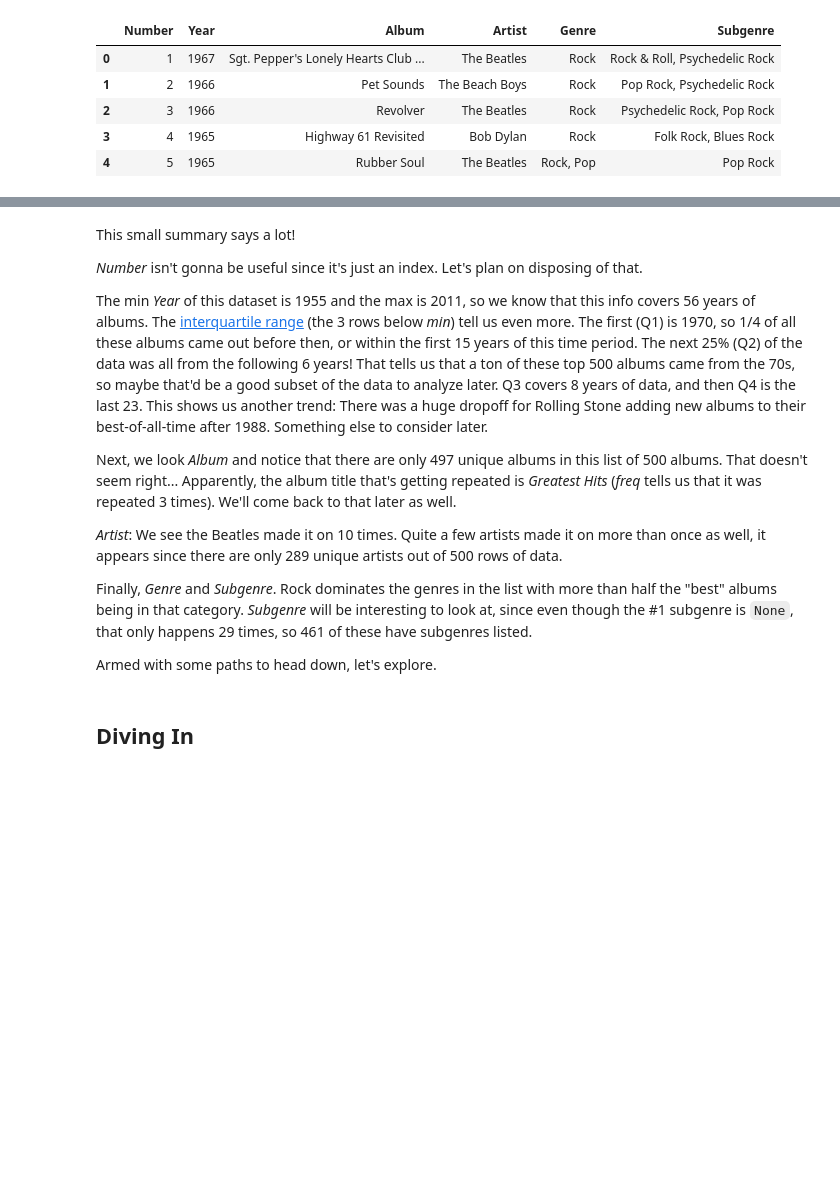
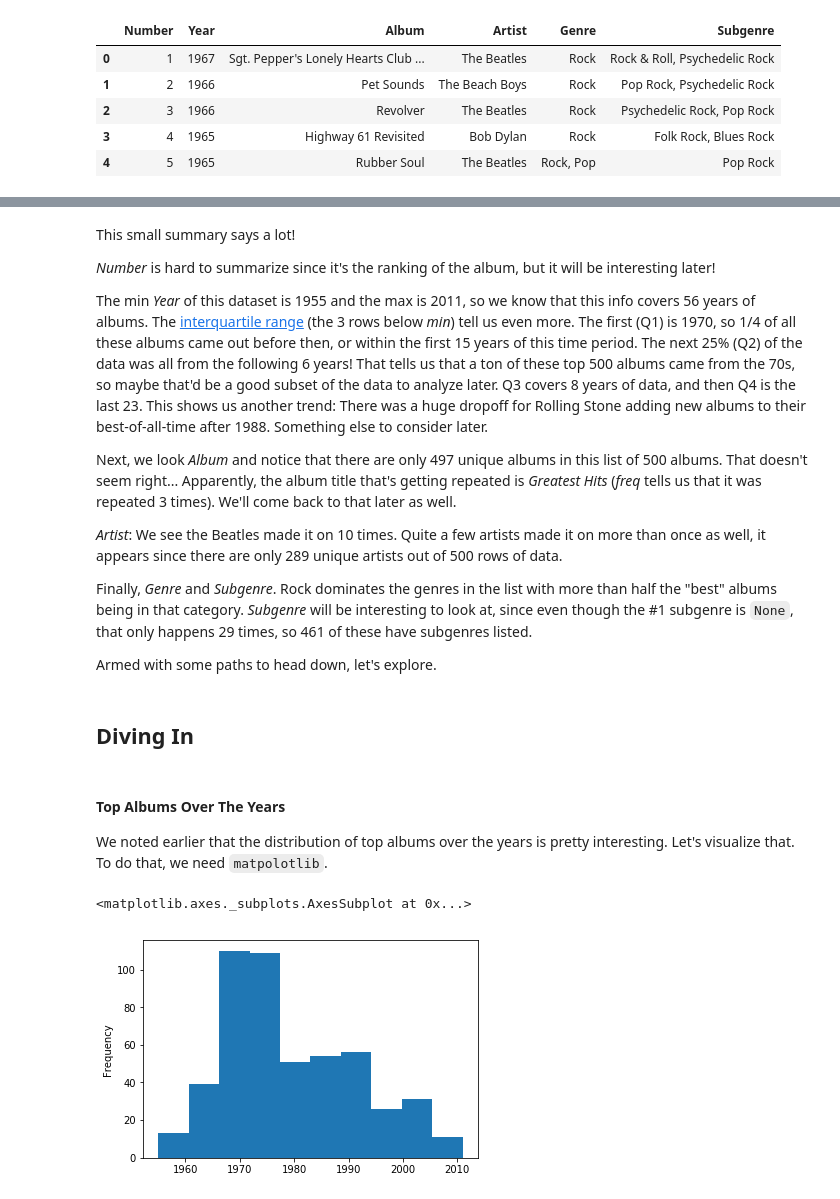
Before and after one commit to ainsleymcgrath/promotable-intro-to-python, a Jupyter notebook: Exploring Rolling Stone Top 500 Albums 2012.ipynb, the cells around one changed output, grey strips where cells are left out. Drawn from its saved outputs; the diff is of its cells as text; code cells hidden in the pictures; blank space fills up the shorter version.

```diff
--- a/Exploring Rolling Stone Top 500 Albums 2012.ipynb
+++ b/Exploring Rolling Stone Top 500 Albums 2012.ipynb
@@ -58,7 +58,7 @@ df.describe(include='all')
 # %% [markdown]
 This small summary says a lot!
 
-*Number* isn't gonna be useful since it's just an index. Let's plan on disposing of that.
+*Number* is hard to summarize since it's the ranking of the album, but it will be interesting later!
 
 The min *Year* of this dataset is 1955 and the max is 2011, so we know that this info covers 56 years of albums. The [interquartile range](https://en.wikipedia.org/wiki/Interquartile_range) (the 3 rows below *min*) tell us even more. The first (Q1) is 1970, so 1/4 of all these albums came out before then, or within the first 15 years of this time period. The next 25% (Q2) of the data was all from the following 6 years! That tells us that a ton of these top 500 albums came from the 70s, so maybe that'd be a good subset of the data to analyze later. Q3 covers 8 years of data, and then Q4 is the last 23. This shows us another trend: There was a huge dropoff for Rolling Stone adding new albums to their best-of-all-time after 1988. Something else to consider later.
 
@@ -71,3 +71,12 @@ Finally, *Genre* and *Subgenre*. Rock dominates the genres in the list with more
 Armed with some paths to head down, let's explore.
 # %% [markdown]
 ## Diving In
+# %% [markdown]
+#### Top Albums Over The Years
+We noted earlier that the distribution of top albums over the years is pretty interesting. Let's visualize that. To do that, we need `matpolotlib`.
+# %%
+import matplotlib # gets used under the hood
+df['Year'].plot.hist()
+# %% [output]
+<matplotlib.axes._subplots.AxesSubplot at 0x...>
+[figure, added]
```
Also changed, not shown: parts of 27 cells of this notebook, 3 other files.
